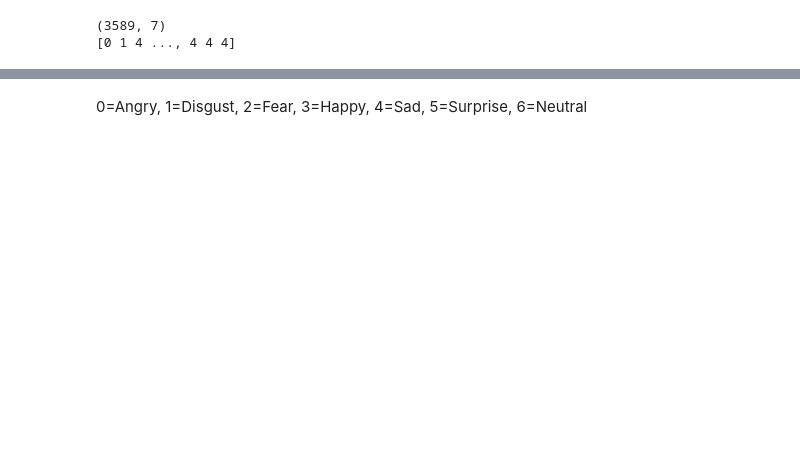
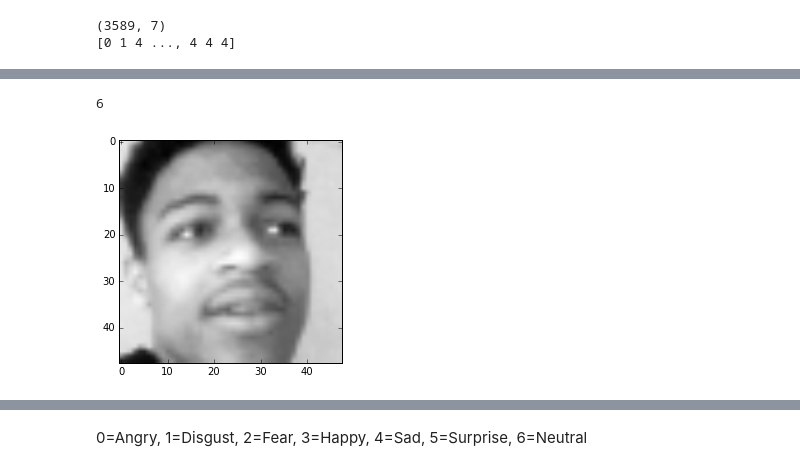
Before and after one commit to sagarjoglekar/vineCrawl, a Jupyter notebook: notebooks/UsePretrainedCNN.ipynb, the cells around one changed output, grey strips where cells are left out. Cells and saved outputs as stored; diff of their text form; code cells hidden in the pictures; blank space fills up the shorter version.

```diff
--- a/notebooks/UsePretrainedCNN.ipynb
+++ b/notebooks/UsePretrainedCNN.ipynb
@@ -257,0 +279,6 @@ probpredict = theano.function(inputs=[X], outputs=py_x, allow_input_downcast=Tru
+# %%
+plt.imshow(videoFaces[55][0][:][:], cmap = cm.Greys_r)
+print predicted_vine[55]
+# %% [output]
+6
+[figure, added]
```
Also changed, not shown: parts of 22 cells of this notebook, 1 other file.
